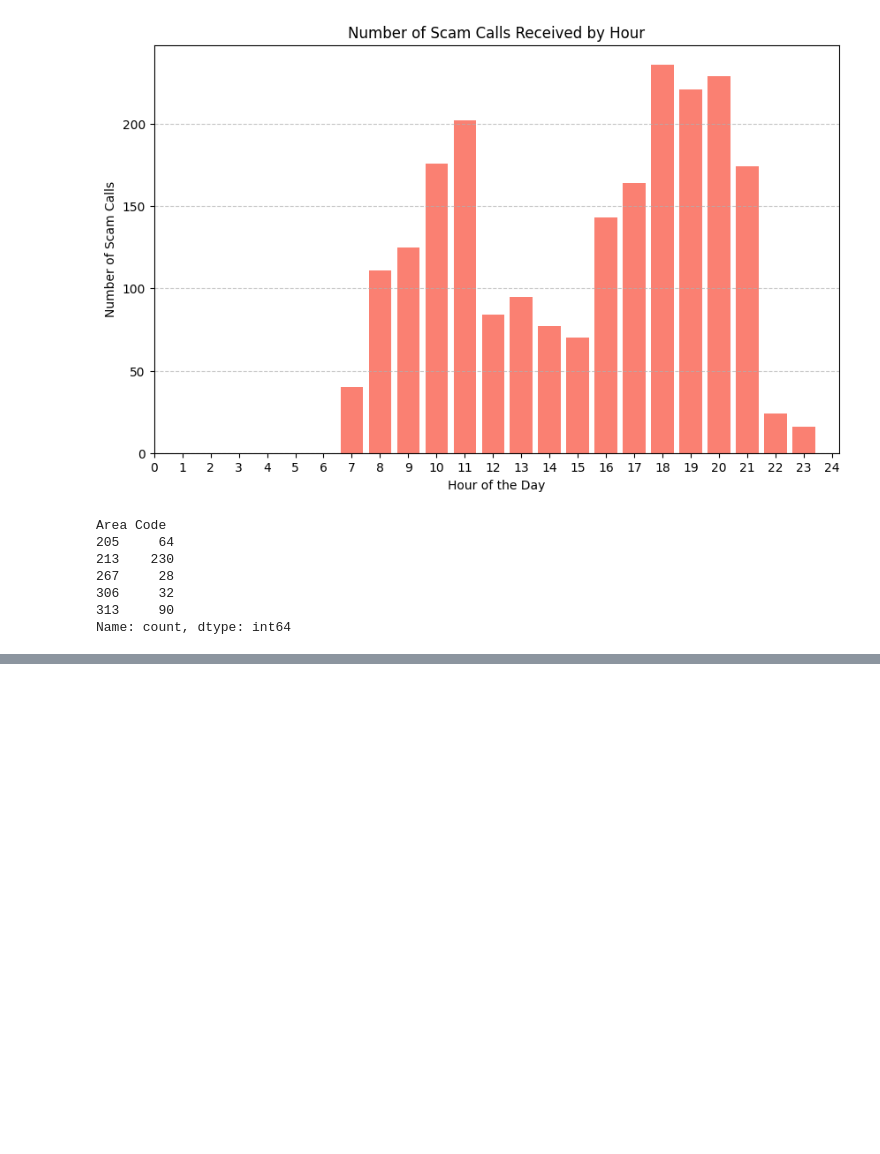
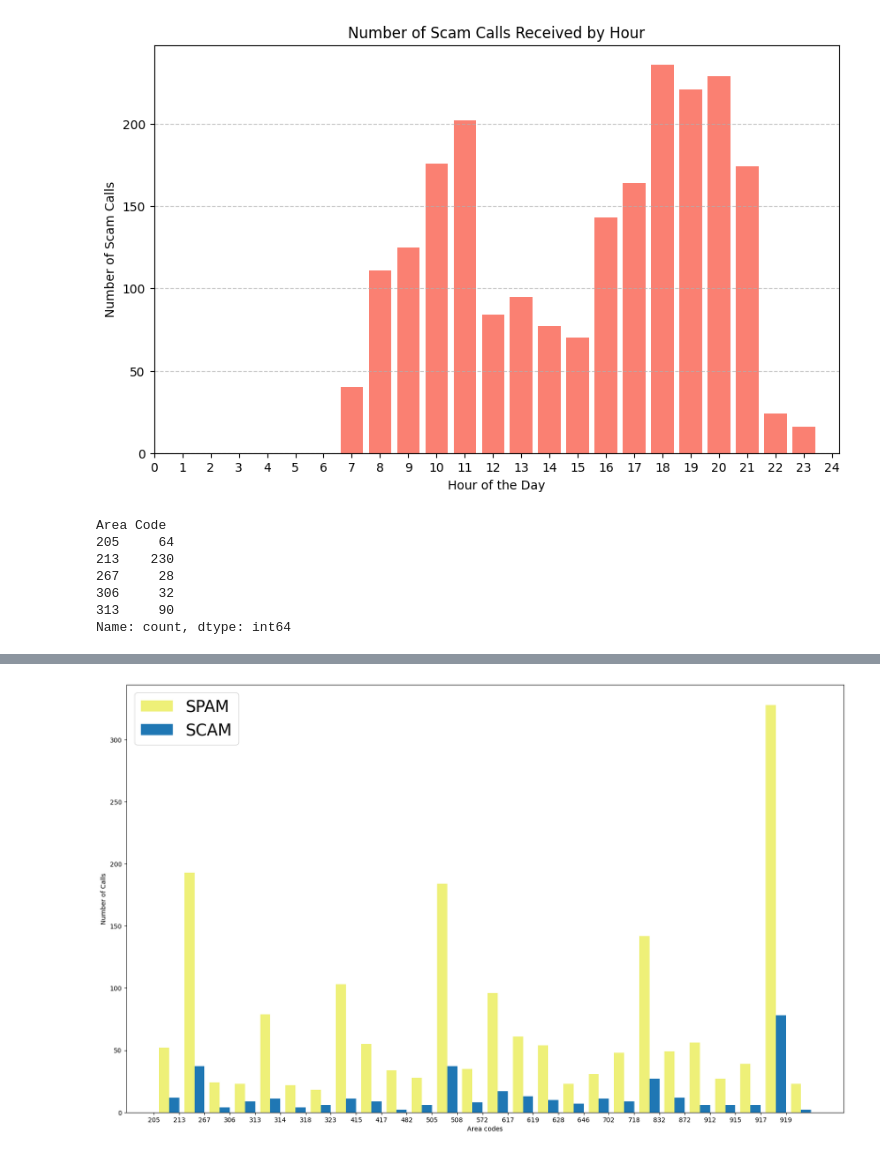
Before and after one commit to achal3014/Spam-Fraud-Call-Location-Detection, a Jupyter notebook: b_data_preprocess.ipynb, the cells around one changed output, grey strips where cells are left out. Cells and saved outputs as stored; diff of their text form; code cells hidden in the pictures; blank space fills up the shorter version.

```diff
--- a/b_data_preprocess.ipynb
+++ b/b_data_preprocess.ipynb
@@ -360,0 +379,3 @@ plt.show()
+# %%
+sc_counts = scam_calls['Area Code'].value_counts().sort_index()
+sc_counts.head()
@@ -360,0 +390,3 @@ plt.show()
+# %%
+sp_counts = spam_calls['Area Code'].value_counts().sort_index()
+sp_counts.head()
@@ -360,0 +401,19 @@ plt.show()
+# %%
+codes = set([ '213', '572', '718', '213', '718', '832', '917', '323', '213', '917', '505', '628', '718',
+'313', '718', '872', '572', '323', '323', '213', '646', '917', '917', '205', '917', '718', '915', '917', '572', '213', '205',
+'702', '505', '505', '917', '617','718', '572', '917', '832', '213', '306', '505', '318', '313','718', '617','917', '415', '505', '267', '505',
+'917', '323', '718', '313', '505', '919', '915', '702','508', '417', '415', '619', '314','917', '482', '872', '213', '912','619','917' ])
+codes = sorted(codes)
+plt.figure(figsize=(20,12))
+width = 0.4
+values = np.arange(len(sp_counts))
+# plt.bar(values,nor_counts.values,width=width,color = '#a3386c',label = 'NORMAL')
+plt.bar(values+width,sp_counts.values,width= width, color = '#EEF078',label = 'SPAM')
+plt.bar(values+width+width,sc_counts.values,width=width,label = 'SCAM')
+plt.xlabel('Area codes')
+plt.ylabel('Number of Calls')
+plt.xticks(np.arange(len(codes)),labels=codes)
+plt.legend(fontsize = 25)
+plt.show()
+# %% [output]
+[figure, added]
```
Also changed, not shown: parts of 7 cells of this notebook, 3 other files.
